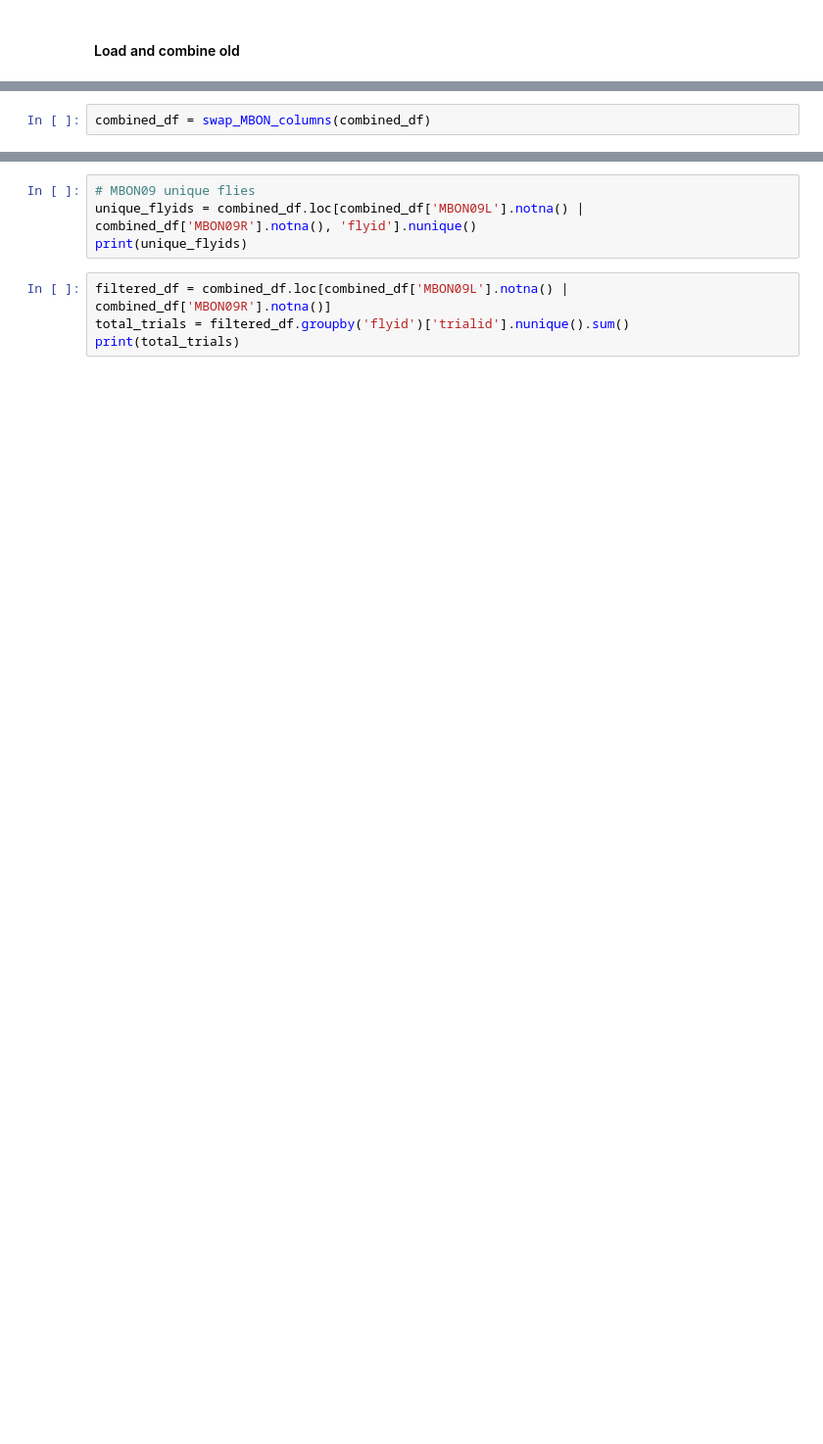
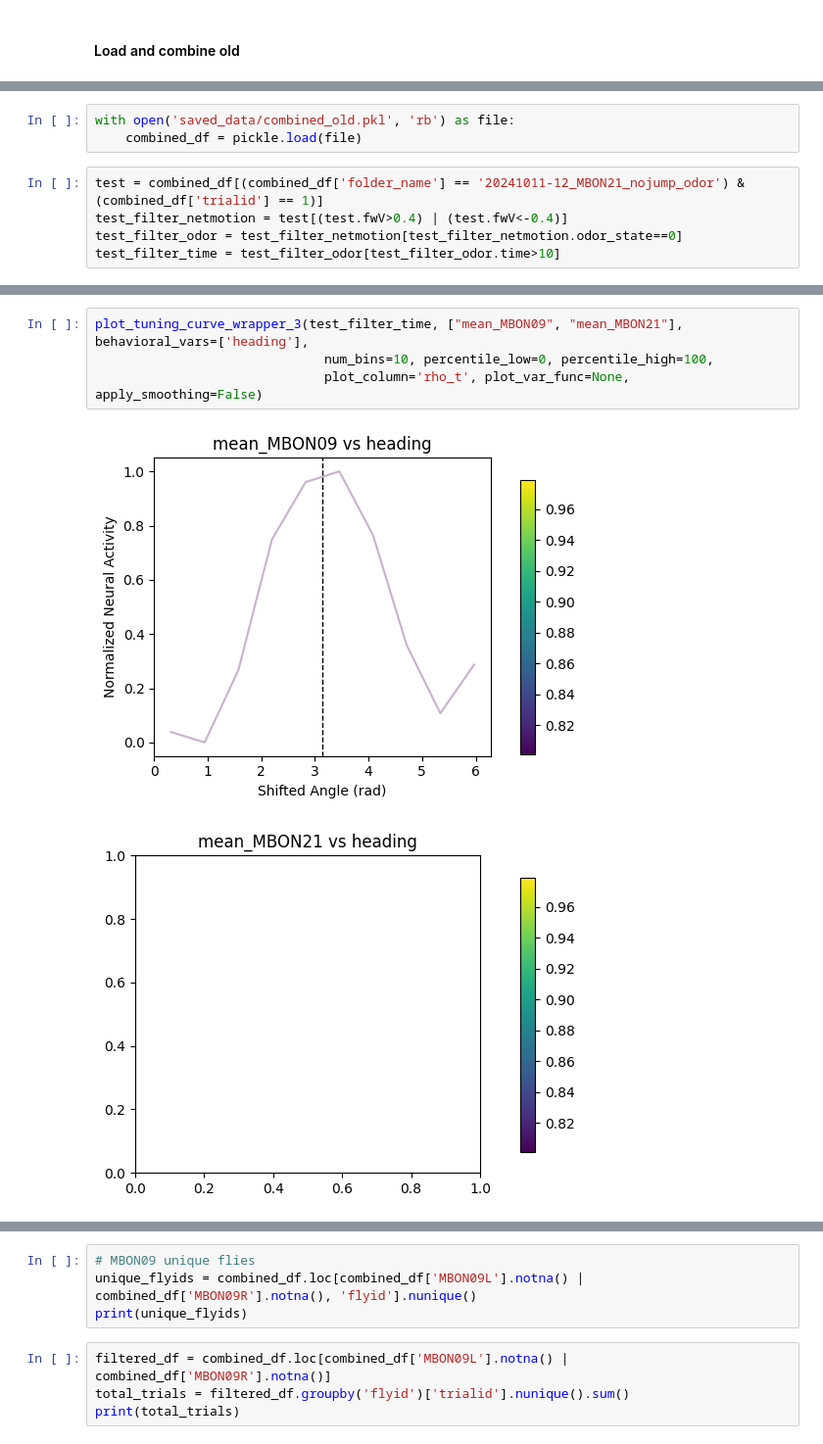
Before and after one commit to jingxuanf0214/thesis-2p-behavior-align, a Jupyter notebook: imaging/sparse_odor_analysis.ipynb, the cells around one changed output, grey strips where cells are left out. Shown at 98% size. Cells and saved outputs as stored; diff of their text form; blank space fills up the shorter version.

```diff
--- a/imaging/sparse_odor_analysis.ipynb
+++ b/imaging/sparse_odor_analysis.ipynb
@@ -1671,2 +1123,0 @@ combined_df = swap_MBON_columns(combined_df)
-# %%
-combined_df = swap_MBON_columns(combined_df)
@@ -1672,0 +1126,8 @@ combined_df = swap_MBON_columns(combined_df)
+# %%
+with open('saved_data/combined_old.pkl', 'rb') as file:
+    combined_df = pickle.load(file)
+# %%
+test = combined_df[(combined_df['folder_name'] == '20241011-12_MBON21_nojump_odor') & (combined_df['trialid'] == 1)]
+test_filter_netmotion = test[(test.fwV>0.4) | (test.fwV<-0.4)]
+test_filter_odor = test_filter_netmotion[test_filter_netmotion.odor_state==0]
+test_filter_time = test_filter_odor[test_filter_odor.time>10]
@@ -1673 +1149,8 @@ combined_df = swap_MBON_columns(combined_df)
+# %%
+plot_tuning_curve_wrapper_3(test_filter_time, ["mean_MBON09", "mean_MBON21"], behavioral_vars=['heading'],
+                              num_bins=10, percentile_low=0, percentile_high=100,
+                              plot_column='rho_t', plot_var_func=None, apply_smoothing=False)
+# %% [output]
+[figure, added]
+[figure, added]
 # %% [markdown]
```
Also changed, not shown: parts of 131 cells of this notebook, 7 other files.
